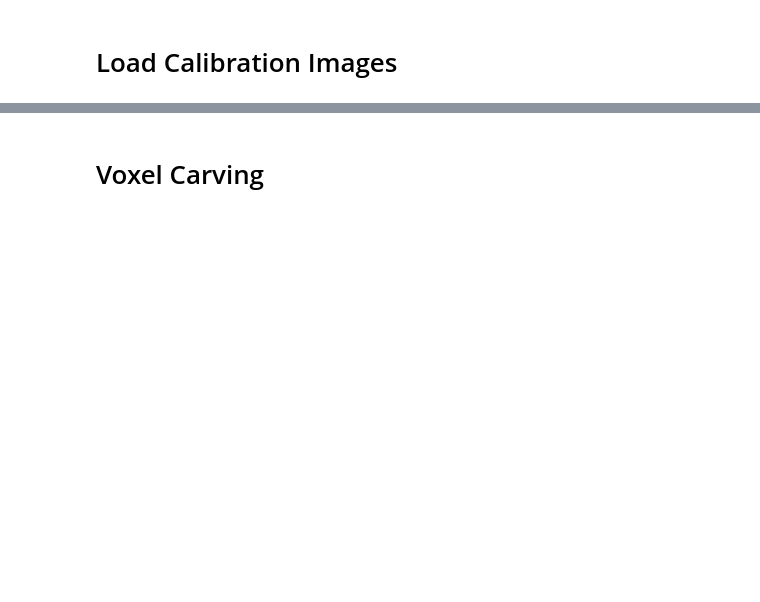
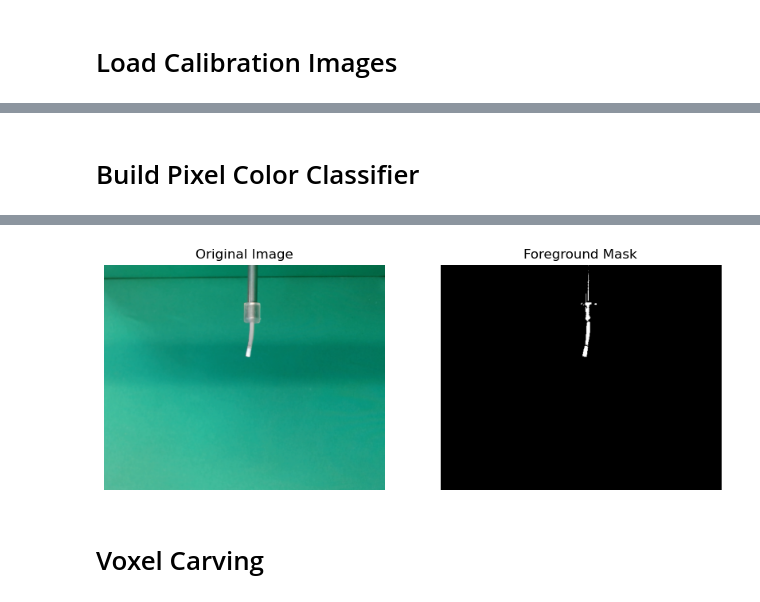
Before and after one commit to jasonkglim/Catheter-Perception, a Jupyter notebook: scripts/catheter_pose_estimation.ipynb, the cells around one changed output, grey strips where cells are left out. Saved outputs shown, nothing was run; the diff lists cells and outputs as text; code cells hidden in the pictures; blank space fills up the shorter version.

```diff
--- a/scripts/catheter_pose_estimation.ipynb
+++ b/scripts/catheter_pose_estimation.ipynb
@@ -432,0 +545,78 @@ for cam_num, (img0_path, img1_path) in enumerate(zip(cam0_img_path, cam1_img_pat
+# %% [markdown]
+# Build Pixel Color Classifier
+# %%
+import cv2
+import numpy as np
+from sklearn.naive_bayes import GaussianNB
+import matplotlib.pyplot as plt
+
+# Global variables
+points_fg = []  # Foreground points
+points_bg = []  # Background points
+
+# Mouse callback function to collect points
+def select_points(event, x, y, flags, param):
+    if event == cv2.EVENT_LBUTTONDOWN:
+        if param == 'foreground':
+            points_fg.append((x, y))
+            print(f'Foreground point: ({x}, {y})')
+        elif param == 'background':
+            points_bg.append((x, y))
+            print(f'Background point: ({x}, {y})')
+
+# Load the image
+image = img0_copy.copy()
+image = image[:, :-42]  # Crop the image to remove the right 42 pixels
+
+cv2.namedWindow('Image')
+cv2.setMouseCallback('Image', select_points, 'foreground')
+
+print('Select foreground points by clicking the left mouse button. Press "b" to switch to background selection.')
+
+mode = 'foreground'
+while True:
+    display_img = image.copy()
+    for point in points_fg:
+        cv2.circle(display_img, point, 3, (0, 255, 0), -1)
+    for point in points_bg:
+        cv2.circle(display_img, point, 3, (0, 0, 255), -1)
+    cv2.imshow('Image', display_img)
+    key = cv2.waitKey(1)
+    if key == ord('b'):
+        mode = 'background'
+        cv2.setMouseCallback('Image', select_points, 'background')
+        print('Switched to background selection')
+    elif key == 27:  # ESC key
+        break
+
+cv2.destroyAllWindows()
+
+# Prepare training data
+fg_samples = [image[y, x] for x, y in points_fg]
+bg_samples = [image[y, x] for x, y in points_bg]
+X = np.array(fg_samples + bg_samples)
+y = np.array([1] * len(fg_samples) + [0] * len(bg_samples))
+
+# Train Naive Bayes classifier
+model = GaussianNB()
+model.fit(X, y)
+
+# Apply the classifier to the entire image
+image_reshaped = image.reshape((-1, 3))
+prediction = model.predict(image_reshaped)
+mask = prediction.reshape((image.shape[0], image.shape[1]))
+
+# Visualization
+plt.figure(figsize=(10, 5))
+plt.subplot(1, 2, 1)
+plt.title('Original Image')
+plt.imshow(cv2.cvtColor(image, cv2.COLOR_BGR2RGB))
+plt.axis('off')
+
+plt.subplot(1, 2, 2)
+plt.title('Foreground Mask')
+plt.imshow(mask, cmap='gray')
+plt.axis('off')
+
+plt.show()
+# %% [output]
@@ -433,3 +640,4 @@ for cam_num, (img0_path, img1_path) in enumerate(zip(cam0_img_path, cam1_img_pat
+[figure, added]
 # %% [markdown]
 # Voxel Carving
 # %%
```
Also changed, not shown: parts of 10 cells of this notebook, 25 other files.
